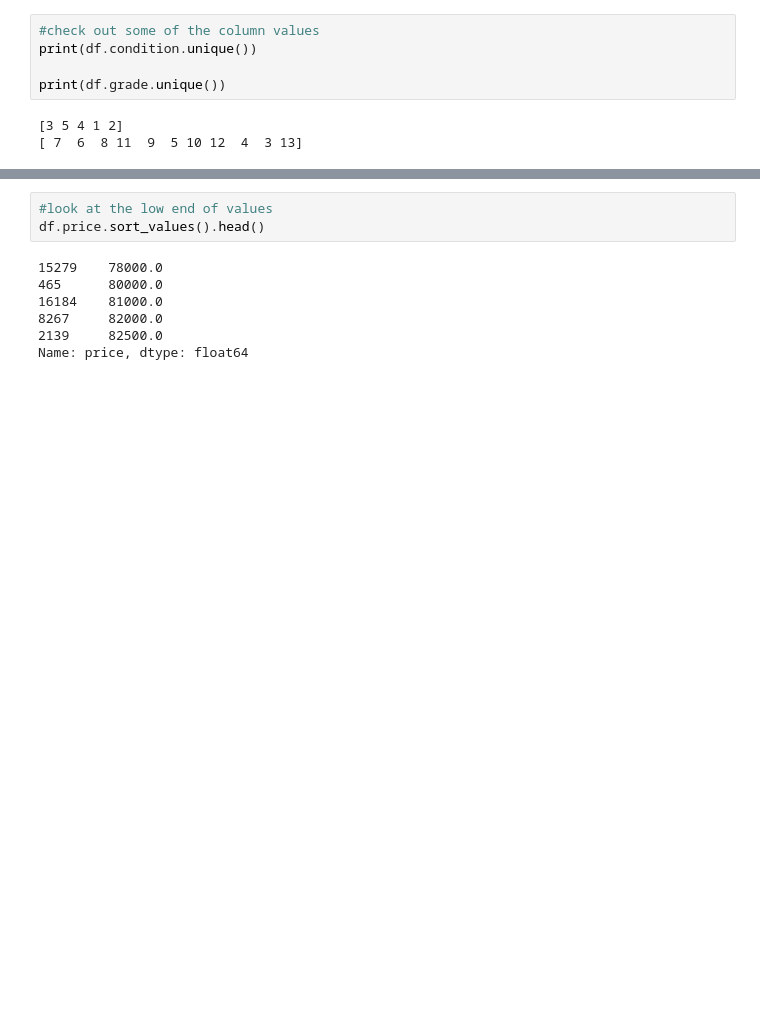
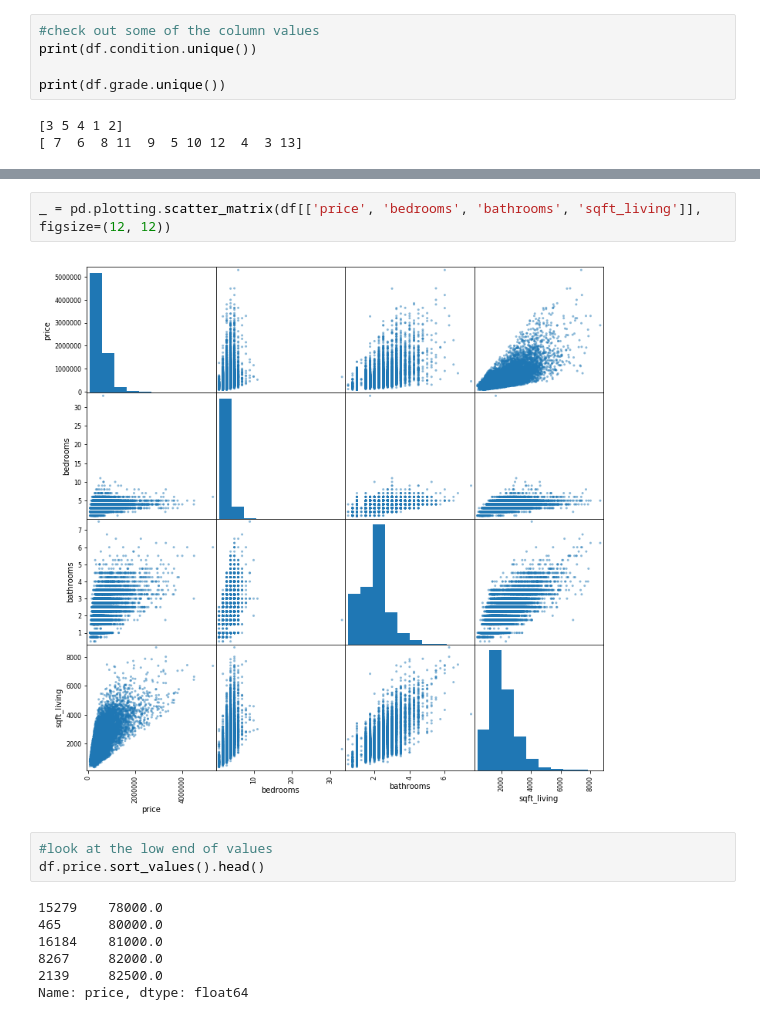
Before and after one commit to AlludedCrabb/Data-Science-Housing-Data-Project, a Jupyter notebook: Jacob_Taeho project.ipynb, the cells around one changed output, grey strips where cells are left out. Saved outputs shown, nothing was run; the diff lists cells and outputs as text; blank space fills up the shorter version.

Commit message:
add map and scatter plot

```diff
--- a/Jacob_Taeho project.ipynb
+++ b/Jacob_Taeho project.ipynb
@@ -43,6 +53,10 @@ df.corr()
 | long | 0.020672 | 0.022036 | 0.132054 | 0.224903 | 0.241214 | 0.230227 | 0.125943 | -0.039864 | -0.077894 | -0.105877 | ... |
 | sqft_living15 | -0.002701 | 0.585241 | 0.393406 | 0.569884 | 0.756402 | 0.144763 | 0.280102 | 0.088860 | 0.279561 | -0.093072 | ... |
 | sqft_lot15 | -0.138557 | 0.082845 | 0.030690 | 0.088303 | 0.184342 | 0.718204 | -0.010722 | 0.032002 | 0.073332 | -0.003126 | ... |
+# %%
+_ = pd.plotting.scatter_matrix(df[['price', 'bedrooms', 'bathrooms', 'sqft_living']], figsize=(12, 12))
+# %% [output]
+[figure, added]
 # %%
 #look at the low end of values
 df.price.sort_values().head()
```
Also changed, not shown: parts of 5 cells of this notebook, 1 other file.
